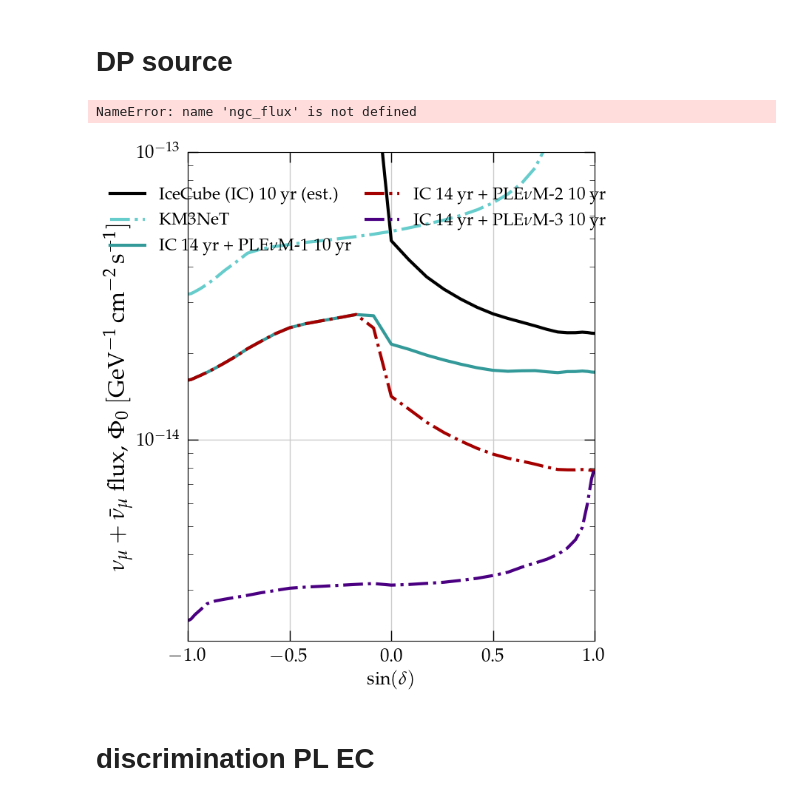
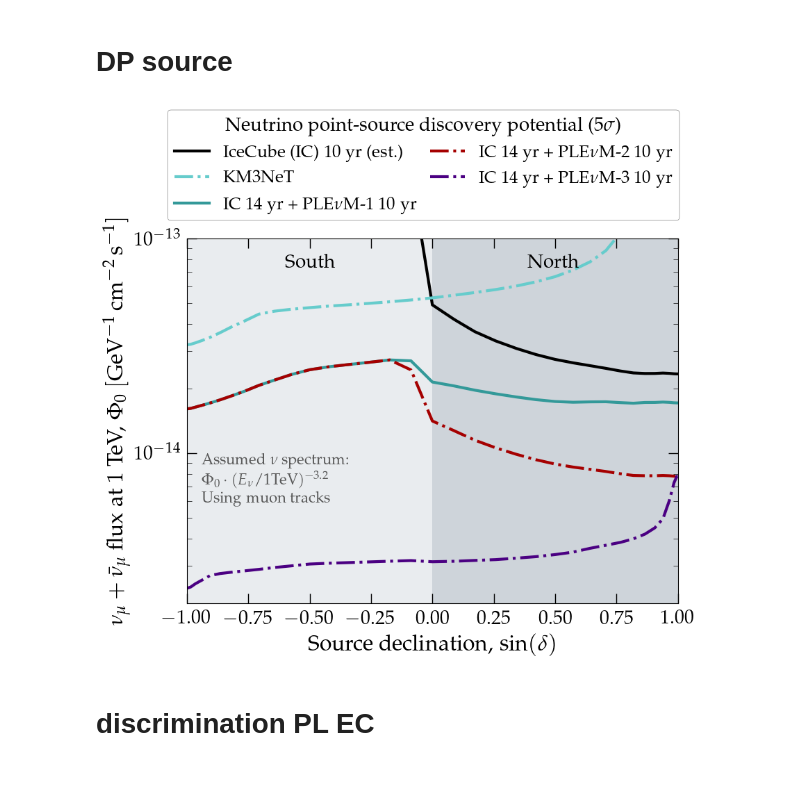
Before and after one commit to PLEnuM-group/Plenum, a Jupyter notebook: notebooks/misc/plotting_standalone.ipynb, the cells around one changed output. Cells and saved outputs as stored; diff of their text form; code cells hidden in the pictures.

Commit message:
Updated plots

```diff
--- a/notebooks/misc/plotting_standalone.ipynb
+++ b/notebooks/misc/plotting_standalone.ipynb
@@ -757,7 +757,24 @@ det_plotting = {
     },
 }
 # %%
-f, ax = plt.subplots(figsize=(7, 8))
+f, ax = plt.subplots(figsize=(9, 9))
+
+ax.fill_between(
+    x=[-1.0,0.0],
+    y1=[1.e-13,1.e-13],
+    y2=1.e-15,
+    fc='#e9ecef',
+    zorder=0.1
+)
+ax.fill_between(
+    x=[0.0,1.0],
+    y1=[1.e-13,1.e-13],
+    y2=1.e-15,
+    fc='#ced4da',
+    zorder=0.1
+)
+
+
 for ident, series in flux_ps.groupby("ident"):
     if ident == "KM3NeT":
         continue
@@ -767,71 +784,76 @@ for ident, series in flux_ps.groupby("ident"):
         lw=3,
         **{k: det_plotting[ident][k] for k in ["ls", "color", "label"]},
     )
+ax.grid(False)
 ax.set_yscale("log")
-ax.set_xlabel(r"$\sin(\delta)$")
+ax.set_xlabel(r"Source declination, $\sin(\delta)$", fontsize=23)
 # ax.set_ylabel(
 #     r"$\Phi^{\mathrm{disc.~5\sigma}}_{1\rm TeV} ~ / \rm GeV^{-1} \, cm^{-2} \, s^{-1}$"
 # )
 ax.set_ylabel(
-    r"$\nu_\mu + \bar{\nu}_\mu$ flux, $\Phi_{0} ~ [\rm GeV^{-1} \, cm^{-2} \, s^{-1}]$",
+    r"$\nu_\mu + \bar{\nu}_\mu$ flux at 1~TeV, $\Phi_{0} ~ [\rm GeV^{-1} \, cm^{-2} \, s^{-1}]$",
     fontsize=23,
 )
 f.legend(
     loc="upper center",
-    frameon=False,
-    fontsize="large",
+    frameon=True,
+    # fontsize="large",
     ncol=2,
-    bbox_to_anchor=(0.5, 0.93),
+    bbox_to_anchor=(0.55, 0.94),
     columnspacing=0.8,
+    edgecolor='k',
+    title=r'Neutrino point-source discovery potential (5$\sigma$)',
+    title_fontsize=20,
+    fontsize=18
 )
 ax.set_ylim(2e-15, 1e-13)
 ax.set_xlim(-1, 1)
 font_color = "0.35"
-for ii in [1, 2, 5]:
-    ax.axhline(ngc_flux.norm / ii, ls=":", lw=2, color=font_color, zorder=0, alpha=0.7)
-    ax.text(
-        x=0.97,
-        y=ngc_flux.norm / ii,
-        va="bottom",
-        s="NGC 1068" if ii == 1 else f"NGC 1068 / {ii}",
-        color=font_color,
-        fontsize="large",
-        ha="right",
-    )
+# for ii in [1, 2, 5]:
+#     ax.axhline(ngc_flux.norm / ii, ls=":", lw=2, color=font_color, zorder=0, alpha=0.7)
+#     ax.text(
+#         x=0.97,
+#         y=ngc_flux.norm / ii,
+#         va="bottom",
+#         s="NGC 1068" if ii == 1 else f"NGC 1068 / {ii}",
+#         color=font_color,
+#         fontsize="large",
+#         ha="right",
+#     )
 ax.text(
-    0.2, -0.175, "South", fontsize="x-large", color=font_color, transform=ax.transAxes
+    0.2, 0.92, "South", fontsize="x-large", color='k', transform=ax.transAxes
 )
 ax.text(
     0.8,
-    -0.175,
+    0.92,
     "North",
     ha="right",
     fontsize="x-large",
-    color=font_color,
+    color='k',
     transform=ax.transAxes,
 )
+ax.tick_params(axis='both', which='major', labelsize=20)
 
 f.subplots_adjust(top=0.72)
 # ax.set_title(r"Powerlaw flux, $\gamma=-3.2$")
-ax.set_title(r"Neutrino point-source discovery ($5\sigma$)")
+# ax.set_title(r"Neutrino point-source discovery ($5\sigma$)")
 ax.annotate(
     r"Assumed $\nu$ spectrum: "
     + "\n"
-    + r"$\Phi_0 \cdot (E/{\rm 1 TeV})^{-3.2}$"
+    + r"$\Phi_0 \cdot (E_\nu/{\rm 1 TeV})^{-3.2}$"
     + "\n Using muon tracks",
     #     xy=(2037.5, 0.045),
-    xy=(-0.94, 0.95e-13),
+    xy=(-0.94, 1e-14),
     ha="left",
     va="top",
     zorder=10,
     color=font_color,
     fontsize=16,  # "large",
 )
 
 f.savefig(join(st.BASEPATH, plot_path, "ngc_disc_pot.pdf"), bbox_inches="tight")
 # %% [output]
-NameError: name 'ngc_flux' is not defined
-[figure, old version]
+[figure, new version]
 # %% [markdown]
 # discrimination PL EC
 # %%
```
